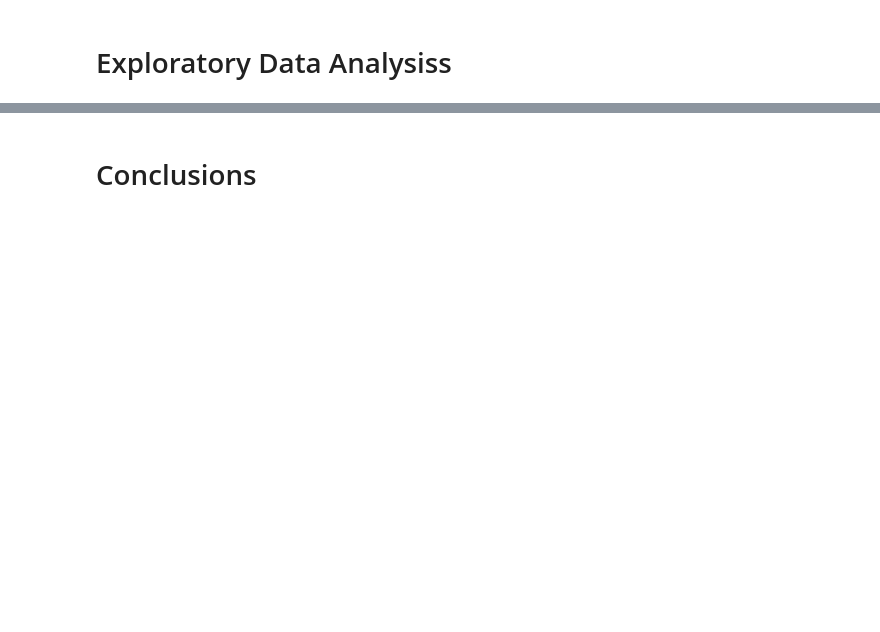
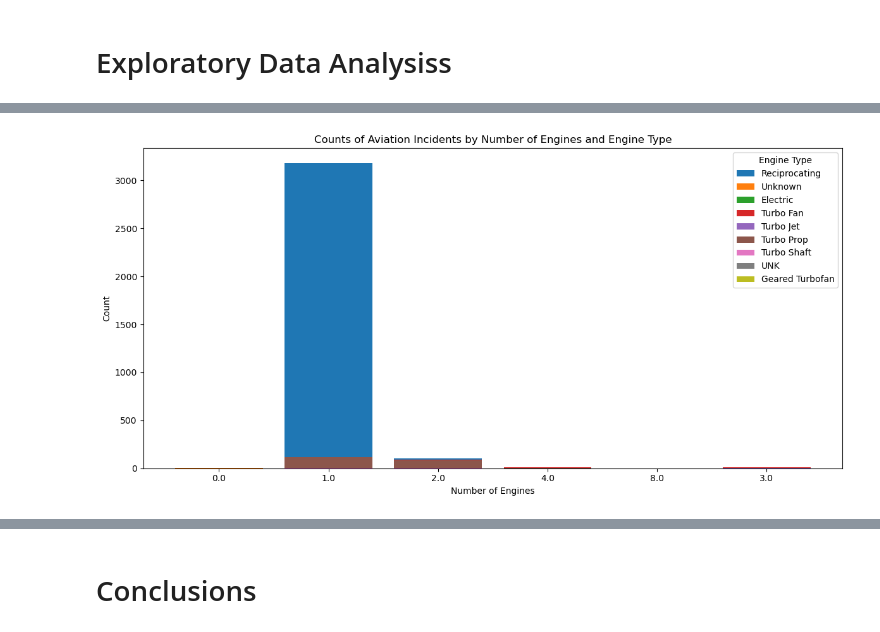
Before and after one commit to BlackXWulf/Aviation-Incidents, a Jupyter notebook: Aviation-Incidents.ipynb, the cells around one changed output, grey strips where cells are left out. Drawn from its saved outputs; the diff is of its cells as text; code cells hidden in the pictures; blank space fills up the shorter version.

```diff
--- a/Aviation-Incidents.ipynb
+++ b/Aviation-Incidents.ipynb
@@ -332,0 +353,21 @@ ax = aviation_data.plot.line(x='Injury.Severity', y='Number.of.Engines', rot=0)
+# %%
+# Group by 'Number.of.Engines' and 'Engine.Type', counting occurrences
+grouped_data = aviation_data.groupby(['Number.of.Engines', 'Engine.Type']).size().reset_index(name='Count')
+
+# Create a bar plot
+plt.figure(figsize=(12, 6))
+
+# Create a bar graph
+for engine_type in grouped_data['Engine.Type'].unique():
+    subset = grouped_data[grouped_data['Engine.Type'] == engine_type]
+    plt.bar(subset['Number.of.Engines'].astype(str), subset['Count'], label=engine_type)
+
+plt.title('Counts of Aviation Incidents by Number of Engines and Engine Type')
+plt.xlabel('Number of Engines')
+plt.ylabel('Count')
+plt.xticks(rotation=0)  # Keep x-ticks horizontal for clarity
+plt.legend(title='Engine Type')
+plt.tight_layout()
+plt.show()
+# %% [output]
+[figure, added]
```
Also changed, not shown: parts of 28 cells of this notebook.
